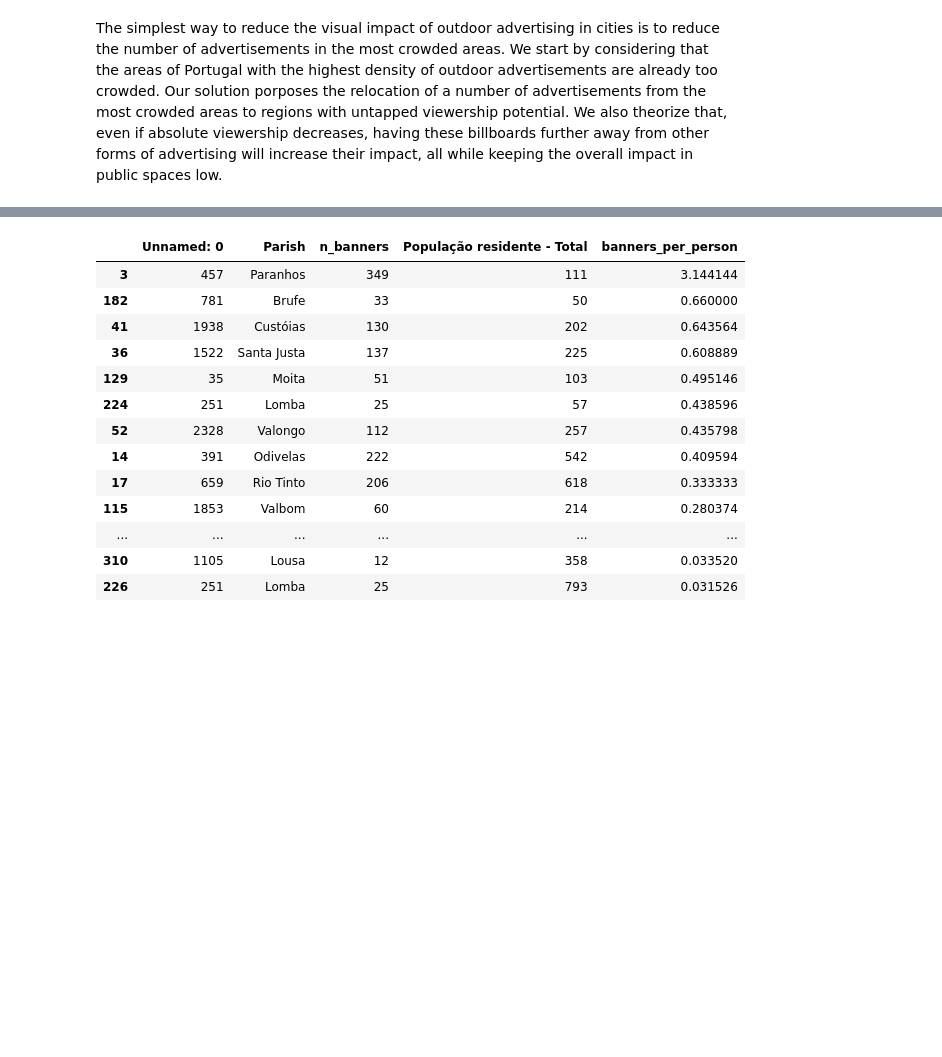
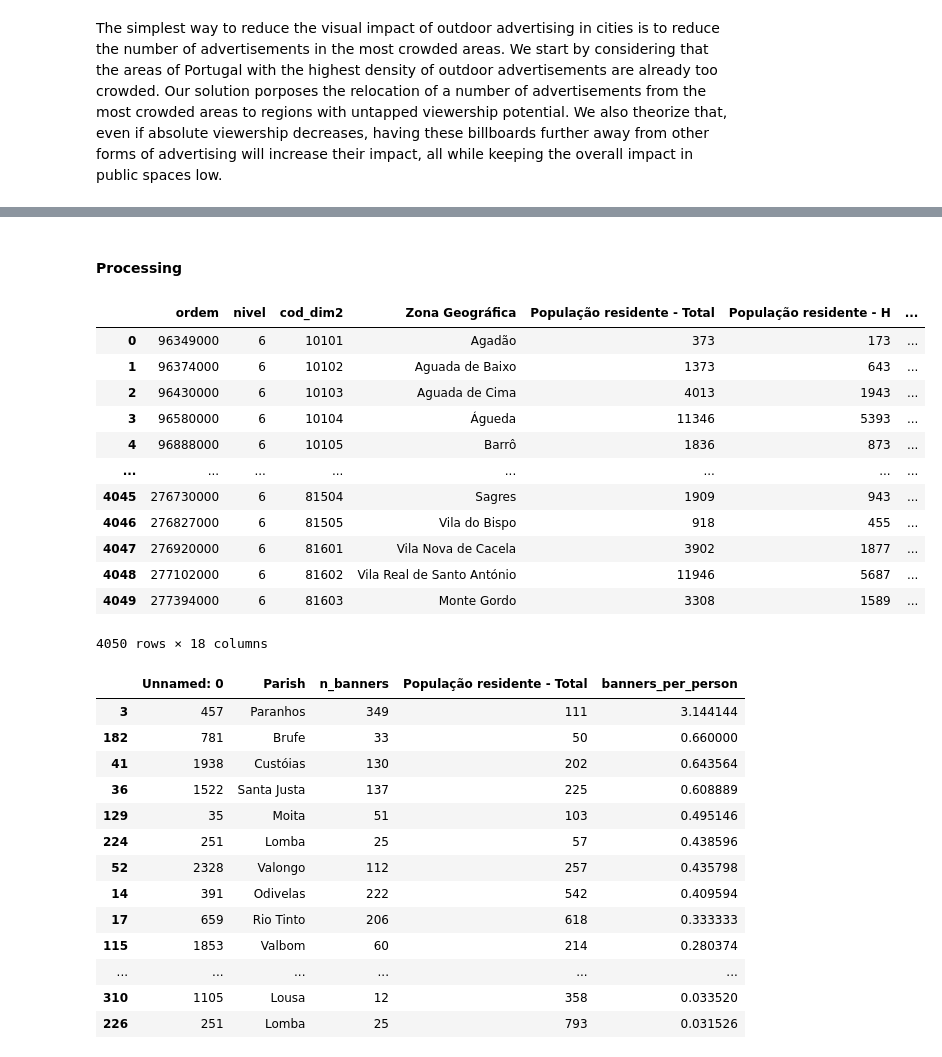
Before and after one commit to fernandeslouro/wdl, a Jupyter notebook: 4-stage/3_banner-counts.ipynb, the cells around one changed output, grey strips where cells are left out. Drawn from its saved outputs; the diff is of its cells as text; code cells hidden in the pictures; blank space fills up the shorter version.

```diff
--- a/4-stage/3_banner-counts.ipynb
+++ b/4-stage/3_banner-counts.ipynb
@@ -31,3 +29,5 @@ DriverError: freguesias_shapefiles/gadm36_PRT_3.shp: No such file or directory
+# %% [markdown]
+#### Processing
 # %%
 parishes['area'] = parishes.geometry.to_crs({'init': 'epsg:3857'}).area/10**6
 # %%
@@ -35,5 +35,21 @@ df = pd.read_csv('banner_numbers.csv')
 # %%
 pop = pd.read_csv('parishes_population.csv')
+# %%
+pop
+# %% [output]
+|  | ordem | nivel | cod_dim2 | Zona Geográfica | População residente - Total | População residente - H | ... |
+| 0 | 96349000 | 6 | 10101 | Agadão | 373 | 173 | ... |
+| 1 | 96374000 | 6 | 10102 | Aguada de Baixo | 1373 | 643 | ... |
+| 2 | 96430000 | 6 | 10103 | Aguada de Cima | 4013 | 1943 | ... |
+| 3 | 96580000 | 6 | 10104 | Águeda | 11346 | 5393 | ... |
+| 4 | 96888000 | 6 | 10105 | Barrô | 1836 | 873 | ... |
+| ... | ... | ... | ... | ... | ... | ... | ... |
+| 4045 | 276730000 | 6 | 81504 | Sagres | 1909 | 943 | ... |
+| 4046 | 276827000 | 6 | 81505 | Vila do Bispo | 918 | 455 | ... |
+| 4047 | 276920000 | 6 | 81601 | Vila Nova de Cacela | 3902 | 1877 | ... |
+| 4048 | 277102000 | 6 | 81602 | Vila Real de Santo António | 11946 | 5687 | ... |
+| 4049 | 277394000 | 6 | 81603 | Monte Gordo | 3308 | 1589 | ... |
+4050 rows × 18 columns
 # %%
 df = df.merge(pop[['Zona Geográfica', 'População residente - Total']], left_on='Parish', right_on ='Zona Geográfica' ).drop(columns=['Zona Geográfica'])
 # %%
```
Also changed, not shown: parts of 13 cells of this notebook, 10 other files.
